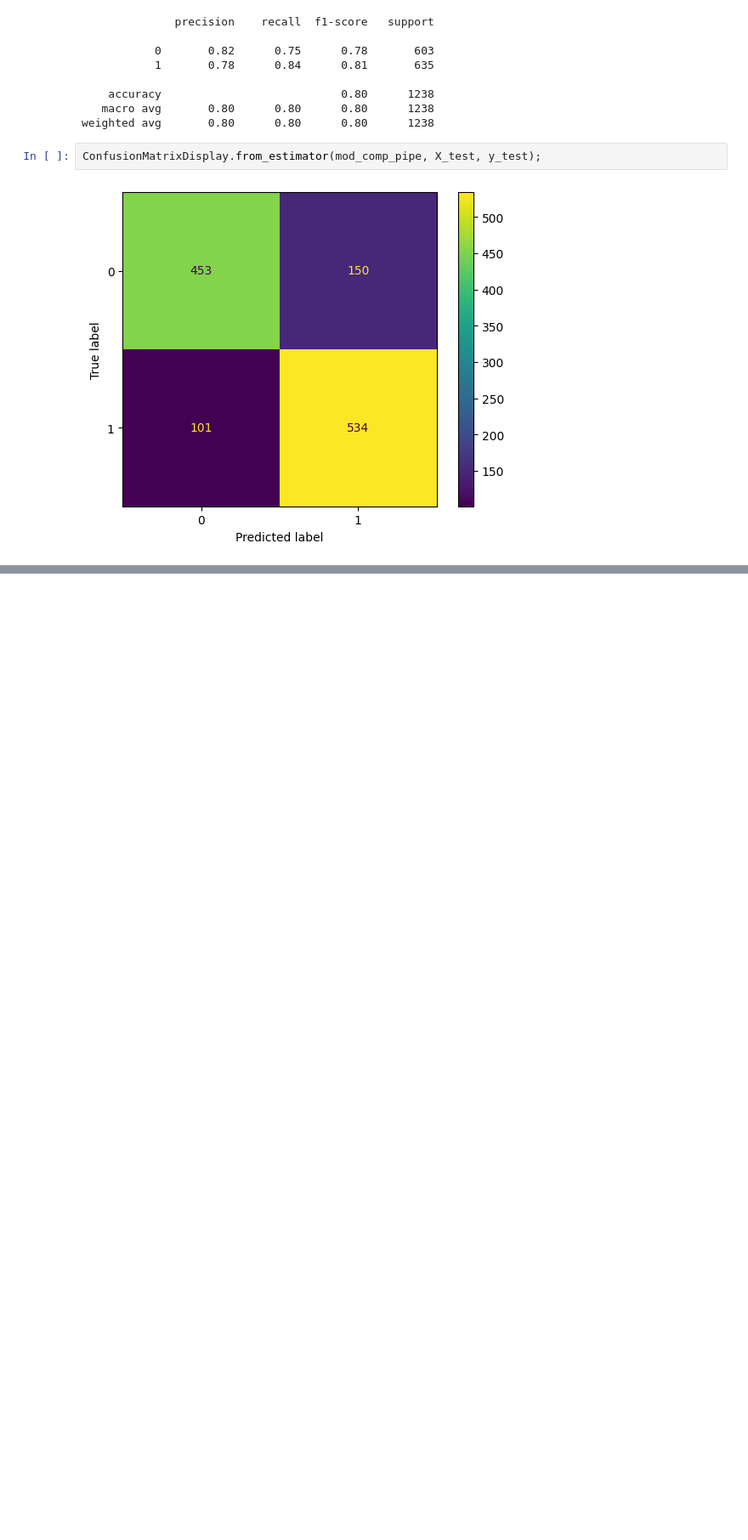
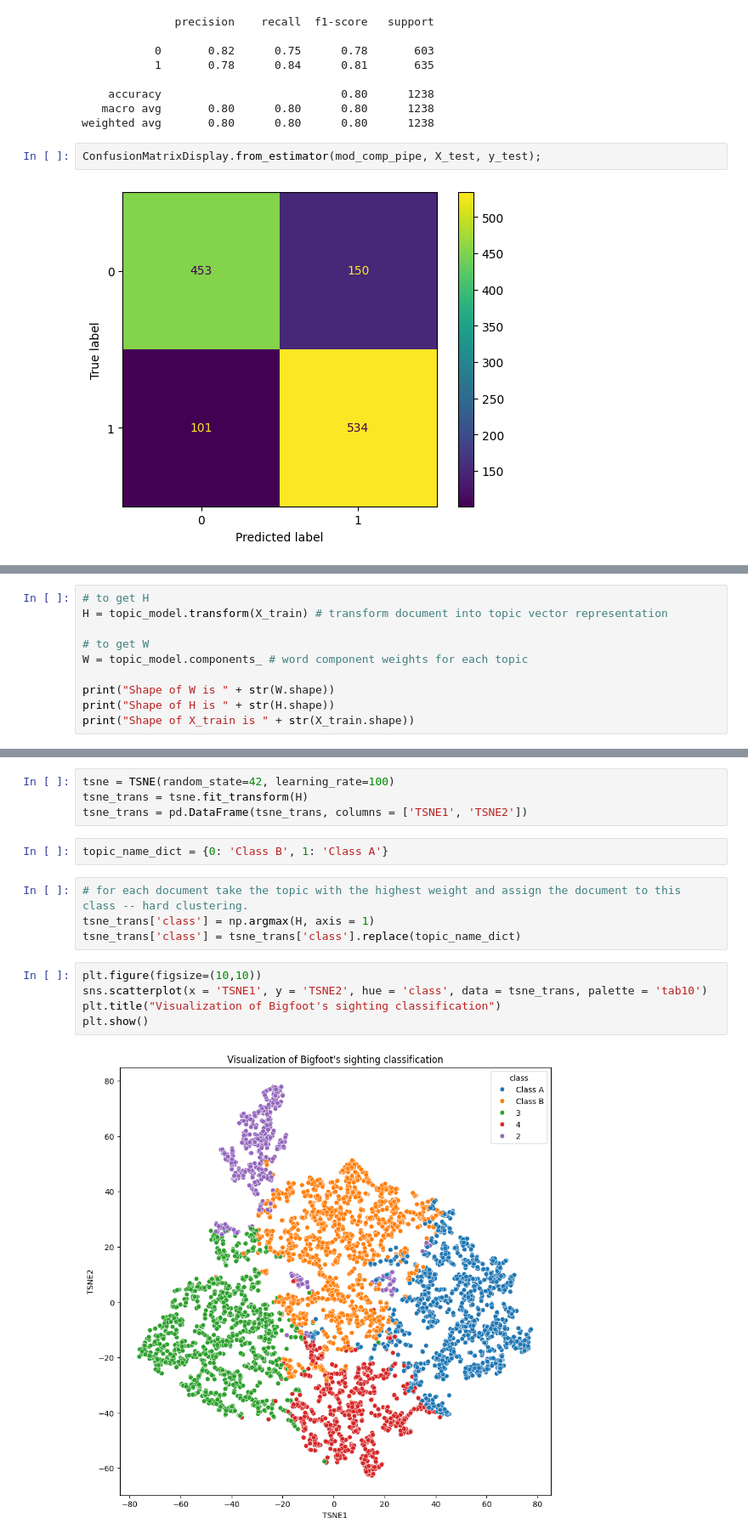
Before and after one commit to julieleung6/where_is_bigfoot, a Jupyter notebook: notebooks/modeling.ipynb, the cells around one changed output, grey strips where cells are left out. Shown at 85% size. Cells and saved outputs as stored; diff of their text form; blank space fills up the shorter version.

```diff
--- a/notebooks/modeling.ipynb
+++ b/notebooks/modeling.ipynb
@@ -445,0 +637,10 @@ sorted(count_vectorizer.vocabulary_.items(), reverse = True)
+# %%
+# to get H
+H = topic_model.transform(X_train) # transform document into topic vector representation
+
+# to get W
+W = topic_model.components_ # word component weights for each topic
+
+print("Shape of W is " + str(W.shape))
+print("Shape of H is " + str(H.shape))
+print("Shape of X_train is " + str(X_train.shape))
@@ -445,0 +733,17 @@ sorted(count_vectorizer.vocabulary_.items(), reverse = True)
+# %%
+tsne = TSNE(random_state=42, learning_rate=100)
+tsne_trans = tsne.fit_transform(H)
+tsne_trans = pd.DataFrame(tsne_trans, columns = ['TSNE1', 'TSNE2'])
+# %%
+topic_name_dict = {0: 'Class B', 1: 'Class A'}
+# %%
+# for each document take the topic with the highest weight and assign the document to this class -- hard clustering.
+tsne_trans['class'] = np.argmax(H, axis = 1)
+tsne_trans['class'] = tsne_trans['class'].replace(topic_name_dict)
+# %%
+plt.figure(figsize=(10,10))
+sns.scatterplot(x = 'TSNE1', y = 'TSNE2', hue = 'class', data = tsne_trans, palette = 'tab10')
+plt.title("Visualization of Bigfoot's sighting classification")
+plt.show()
+# %% [output]
+[figure, added]
```
Also changed, not shown: parts of 76 cells of this notebook, 5 other files.
